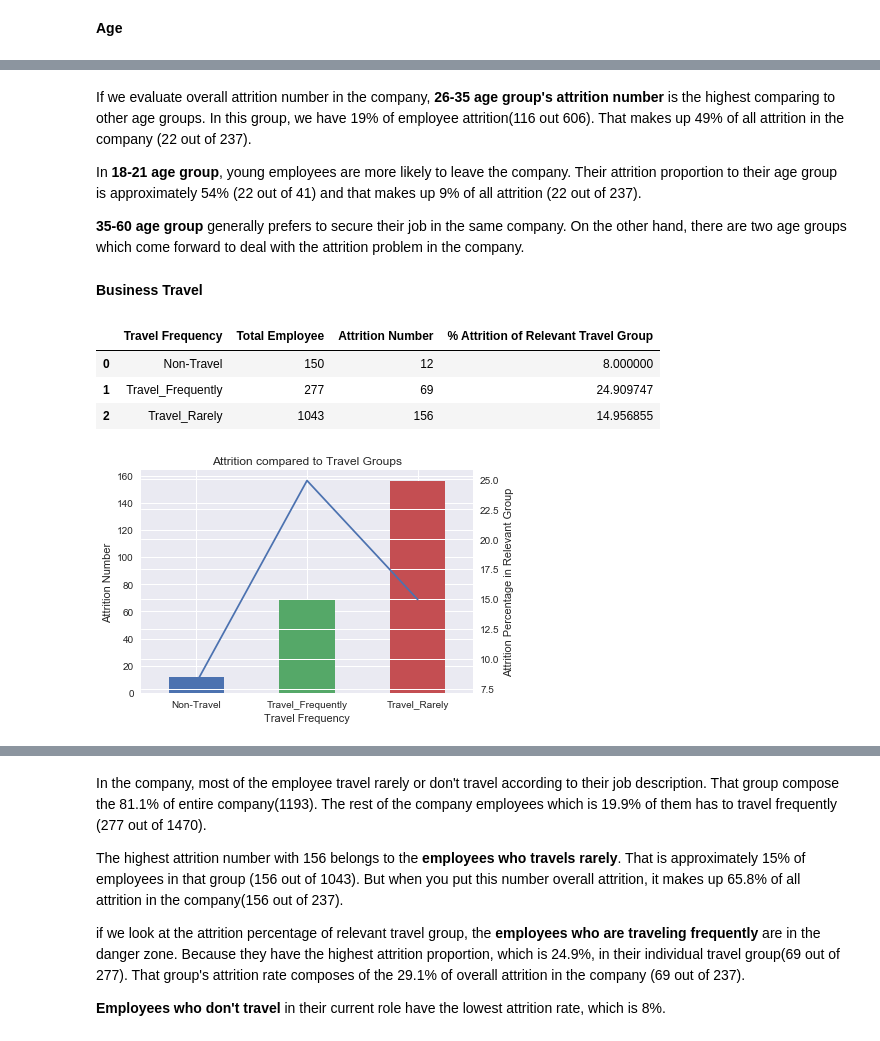
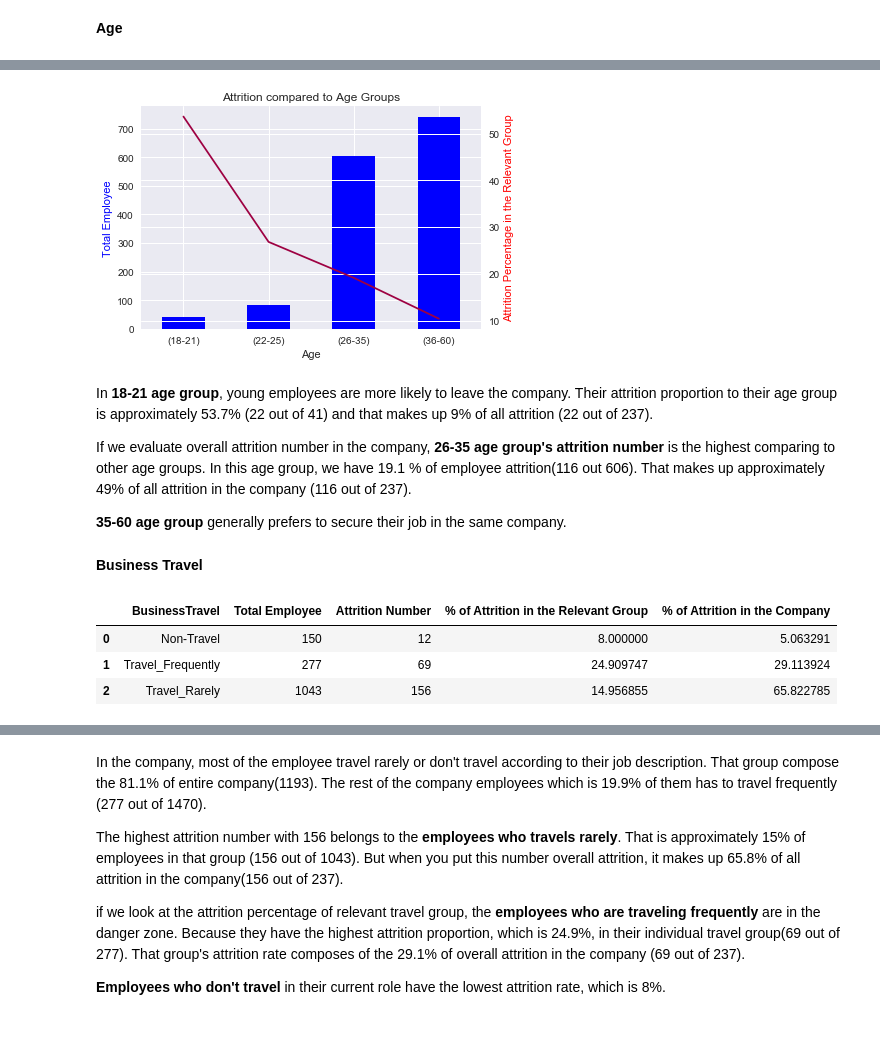
Before and after one commit to ShiningData/Capstone_Project-IBM_HR_Analytics, a Jupyter notebook: HR Analytics Employee Attrition and Performance.ipynb, the cells around one changed output, grey strips where cells are left out. Cells and saved outputs as stored; diff of their text form; code cells hidden in the pictures.

```diff
--- a/HR Analytics Employee Attrition and Performance.ipynb
+++ b/HR Analytics Employee Attrition and Performance.ipynb
@@ -386,36 +422,21 @@ plt.show()
+# %%
+# Attrition Compared to Age Group Graph
+graph_df(x = 'Age')
+# %% [output]
+[figure, added]
 # %% [markdown]
-If we evaluate overall attrition number in the company,  **26-35 age group's attrition number** is the highest comparing to other age groups. In this group, we have 19% of employee attrition(116 out 606). That makes up 49% of all attrition in the company (22 out of 237).
+In **18-21 age group**, young employees are more likely to leave the company. Their attrition proportion to their age group is approximately 53.7% (22 out of 41) and that makes up 9% of all attrition (22 out of 237).
 
-In **18-21 age group**, young employees are more likely to leave the company. Their attrition proportion to their age group is approximately 54% (22 out of 41) and that makes up 9% of all attrition (22 out of 237).
+If we evaluate overall attrition number in the company,  **26-35 age group's attrition number** is the highest comparing to other age groups. In this age group, we have 19.1 % of employee attrition(116 out 606). That makes up approximately 49% of all attrition in the company (116 out of 237).
 
-**35-60 age group** generally prefers to secure their job in the same company. On the other hand, there are two age groups which come forward to deal with the attrition problem in the company.
+**35-60 age group** generally prefers to secure their job in the same company.
 # %% [markdown]
 **Business Travel**
-# %%
-# Business Travel & Attrition Table
-buss_trvl = df2.groupby('BusinessTravel').agg({'Attrition':['size', 'sum', 'mean']})
-buss_trvl.columns = [' '.join(col).strip() for col in buss_trvl.columns.values]
-buss_trvl = buss_trvl.reset_index()
-buss_trvl['Attrition mean'] = buss_trvl['Attrition mean']*100
-buss_trvl.columns = ['Travel Frequency', 'Total Employee', 'Attrition Number', '% Attrition of Relevant Travel Group']
-buss_trvl
-# %% [output]
-|  | Travel Frequency | Total Employee | Attrition Number | % Attrition of Relevant Travel Group |
-| 0 | Non-Travel | 150 | 12 | 8.000000 |
-| 1 | Travel_Frequently | 277 | 69 | 24.909747 |
-| 2 | Travel_Rarely | 1043 | 156 | 14.956855 |
-# %%
-# Attrition compared to Travel Groups Graph
-fig0, ax1 = plt.subplots()
-ax2 = ax1.twinx()
-buss_trvl.set_index(buss_trvl['Travel Frequency'], drop=True, inplace=True)
-buss_trvl['Attrition Number'].plot(kind = 'bar', stacked = True, ax = ax1, rot=0)
-buss_trvl['% Attrition of Relevant Travel Group'].plot(use_index = False, kind = 'line', ax = ax2)
-plt.title('Attrition compared to Travel Groups')
-ax1.set_xlabel("Travel Frequency")
-ax1.set_ylabel("Attrition Number")
-ax2.set_ylabel("Attrition Percentage in Relevant Group")
-plt.tight_layout()
-plt.show()
-# %% [output]
-[figure, removed]
+# %%
+# Business Travel & Attrition Table
+table_df(x = 'BusinessTravel')
+# %% [output]
+|  | BusinessTravel | Total Employee | Attrition Number | % of Attrition in the Relevant Group | % of Attrition in the Company |
+| 0 | Non-Travel | 150 | 12 | 8.000000 | 5.063291 |
+| 1 | Travel_Frequently | 277 | 69 | 24.909747 | 29.113924 |
+| 2 | Travel_Rarely | 1043 | 156 | 14.956855 | 65.822785 |
```
Also changed, not shown: parts of 162 cells of this notebook.
